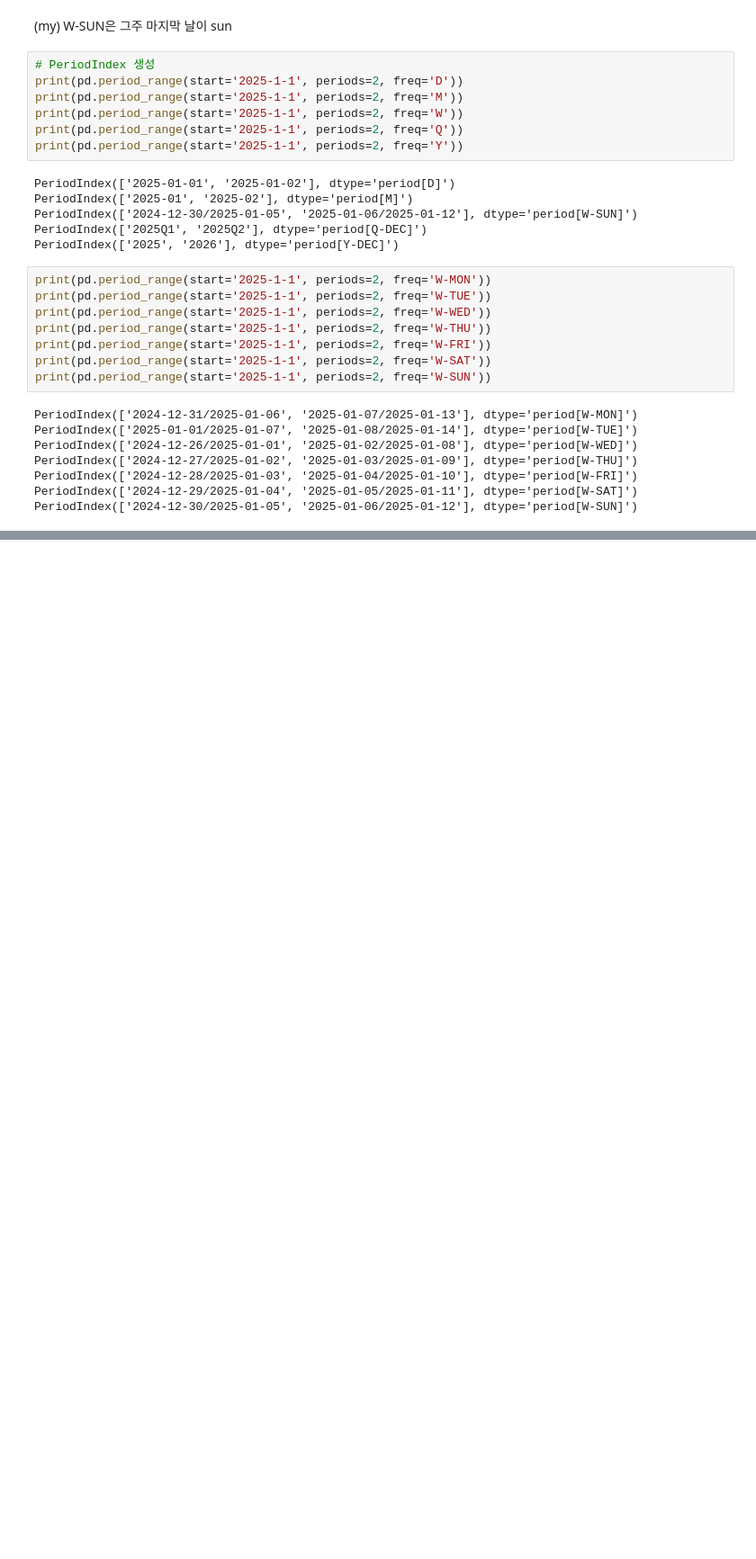
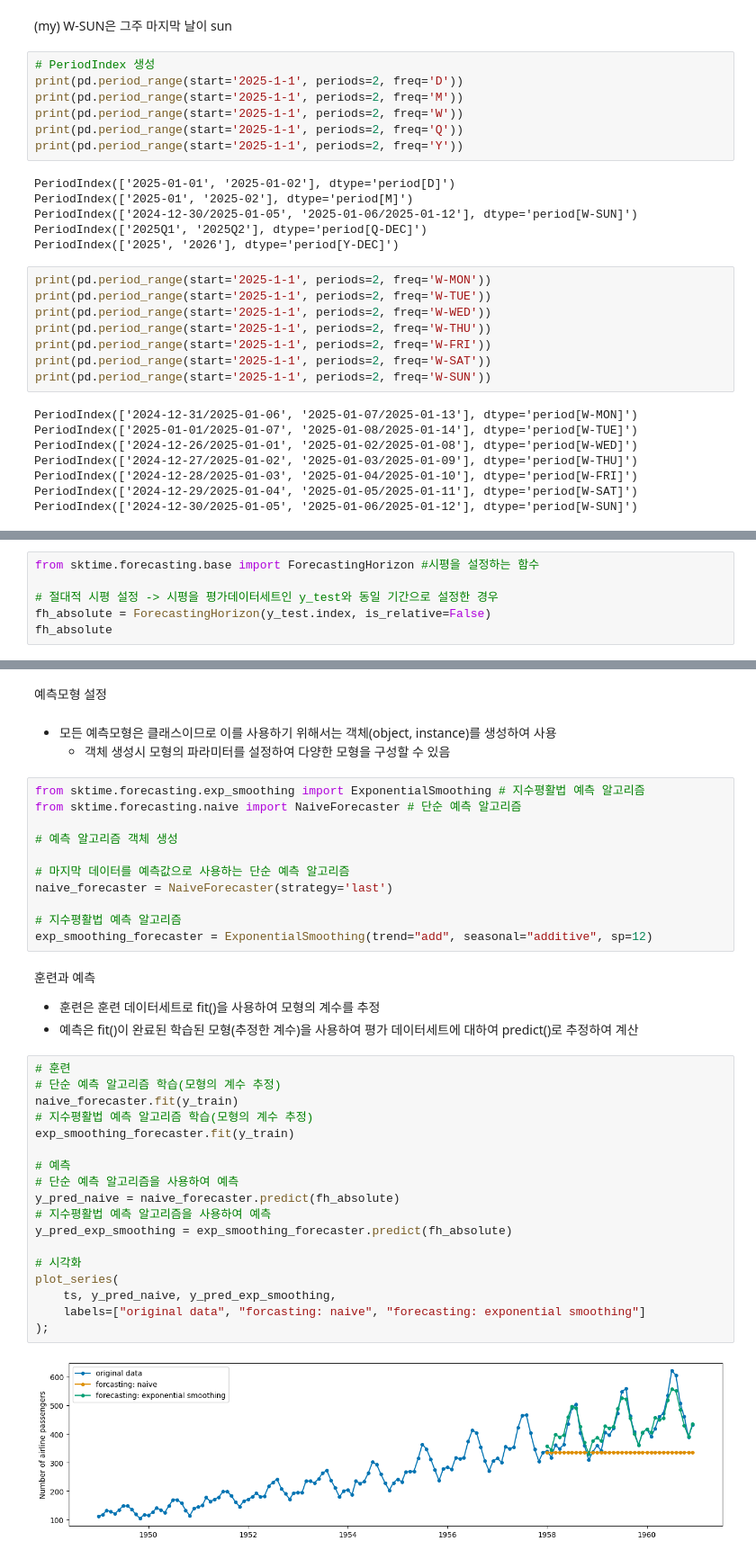
Before and after one commit to soomi-chloe/timeseries_proj, a Jupyter notebook: mid.ipynb, the cells around one changed output, grey strips where cells are left out. Shown at 90% size. Saved outputs shown, nothing was run; the diff lists cells and outputs as text; blank space fills up the shorter version.

```diff
--- a/mid.ipynb
+++ b/mid.ipynb
@@ -379,0 +1008,6 @@ PeriodIndex(['2024-12-30/2025-01-05', '2025-01-06/2025-01-12'], dtype='period[W-
+# %%
+from sktime.forecasting.base import ForecastingHorizon #시평을 설정하는 함수
+
+# 절대적 시평 설정 -> 시평을 평가데이터세트인 y_test와 동일 기간으로 설정한 경우
+fh_absolute = ForecastingHorizon(y_test.index, is_relative=False)
+fh_absolute
@@ -379,0 +1028,40 @@ PeriodIndex(['2024-12-30/2025-01-05', '2025-01-06/2025-01-12'], dtype='period[W-
+# %% [markdown]
+예측모형 설정
+# %% [markdown]
+- 모든 예측모형은 클래스이므로 이를 사용하기 위해서는 객체(object, instance)를 생성하여 사용
+    - 객체 생성시 모형의 파라미터를 설정하여 다양한 모형을 구성할 수 있음
+# %%
+from sktime.forecasting.exp_smoothing import ExponentialSmoothing # 지수평활법 예측 알고리즘
+from sktime.forecasting.naive import NaiveForecaster # 단순 예측 알고리즘
+
+# 예측 알고리즘 객체 생성
+
+# 마지막 데이터를 예측값으로 사용하는 단순 예측 알고리즘
+naive_forecaster = NaiveForecaster(strategy='last')
+
+# 지수평활법 예측 알고리즘
+exp_smoothing_forecaster = ExponentialSmoothing(trend="add", seasonal="additive", sp=12)
+# %% [markdown]
+훈련과 예측
+- 훈련은 훈련 데이터세트로 fit()을 사용하여 모형의 계수를 추정
+- 예측은 fit()이 완료된 학습된 모형(추정한 계수)을 사용하여 평가 데이터세트에 대하여 predict()로 추정하여 계산
+# %%
+# 훈련
+# 단순 예측 알고리즘 학습(모형의 계수 추정)
+naive_forecaster.fit(y_train)
+# 지수평활법 예측 알고리즘 학습(모형의 계수 추정)
+exp_smoothing_forecaster.fit(y_train)
+
+# 예측
+# 단순 예측 알고리즘을 사용하여 예측
+y_pred_naive = naive_forecaster.predict(fh_absolute)
+# 지수평활법 예측 알고리즘을 사용하여 예측
+y_pred_exp_smoothing = exp_smoothing_forecaster.predict(fh_absolute)
+
+# 시각화
+plot_series(
+    ts, y_pred_naive, y_pred_exp_smoothing,
+    labels=["original data", "forcasting: naive", "forecasting: exponential smoothing"]
+);
+# %% [output]
+[figure, added]
```
Also changed, not shown: parts of 147 cells of this notebook.
